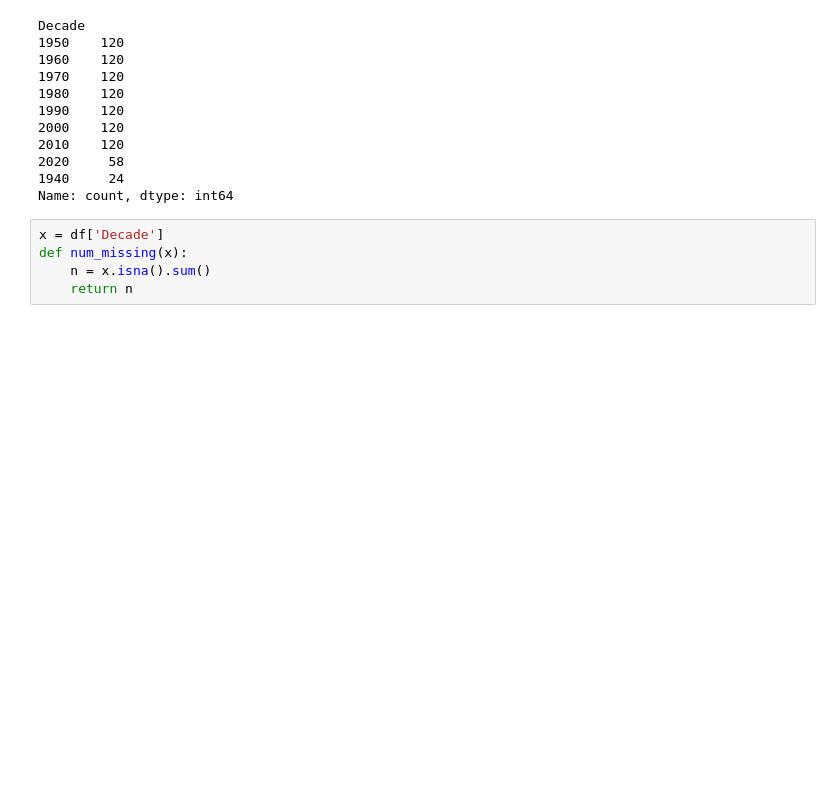
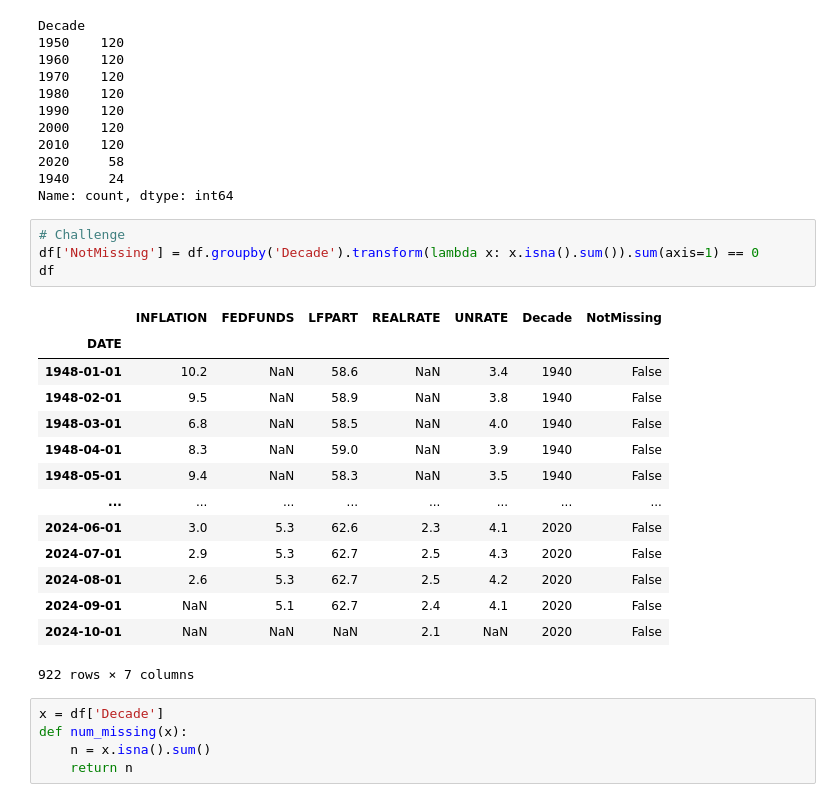
Before and after one commit to AndreasNoklebye/TECH2-H24, a Jupyter notebook: workshop4/workshop4.ipynb, the cells around one changed output. Saved outputs shown, nothing was run; the diff lists cells and outputs as text; blank space fills up the shorter version.

```diff
--- a/workshop4/workshop4.ipynb
+++ b/workshop4/workshop4.ipynb
@@ -260,6 +260,25 @@ Decade
 2020     58
 1940     24
 Name: count, dtype: int64
+# %%
+# Challenge
+df['NotMissing'] = df.groupby('Decade').transform(lambda x: x.isna().sum()).sum(axis=1) == 0
+df
+# %% [output]
+|  | INFLATION | FEDFUNDS | LFPART | REALRATE | UNRATE | Decade | NotMissing |
+| DATE |  |  |  |  |  |  |  |
+| 1948-01-01 | 10.2 | NaN | 58.6 | NaN | 3.4 | 1940 | False |
+| 1948-02-01 | 9.5 | NaN | 58.9 | NaN | 3.8 | 1940 | False |
+| 1948-03-01 | 6.8 | NaN | 58.5 | NaN | 4.0 | 1940 | False |
+| 1948-04-01 | 8.3 | NaN | 59.0 | NaN | 3.9 | 1940 | False |
+| 1948-05-01 | 9.4 | NaN | 58.3 | NaN | 3.5 | 1940 | False |
+| ... | ... | ... | ... | ... | ... | ... | ... |
+| 2024-06-01 | 3.0 | 5.3 | 62.6 | 2.3 | 4.1 | 2020 | False |
+| 2024-07-01 | 2.9 | 5.3 | 62.7 | 2.5 | 4.3 | 2020 | False |
+| 2024-08-01 | 2.6 | 5.3 | 62.7 | 2.5 | 4.2 | 2020 | False |
+| 2024-09-01 | NaN | 5.1 | 62.7 | 2.4 | 4.1 | 2020 | False |
+| 2024-10-01 | NaN | NaN | NaN | 2.1 | NaN | 2020 | False |
+922 rows × 7 columns
 # %%
 x = df['Decade']
 def num_missing(x):
```
Also changed, not shown: parts of 6 cells of this notebook.
